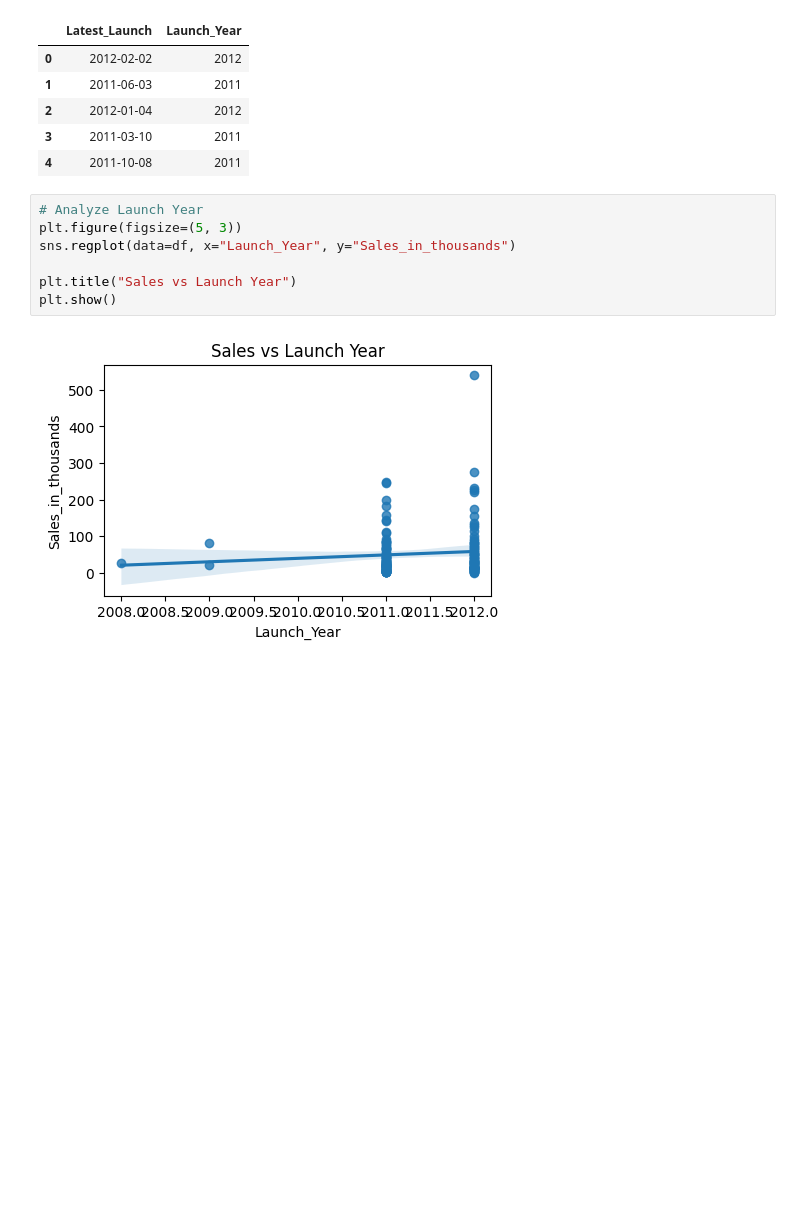
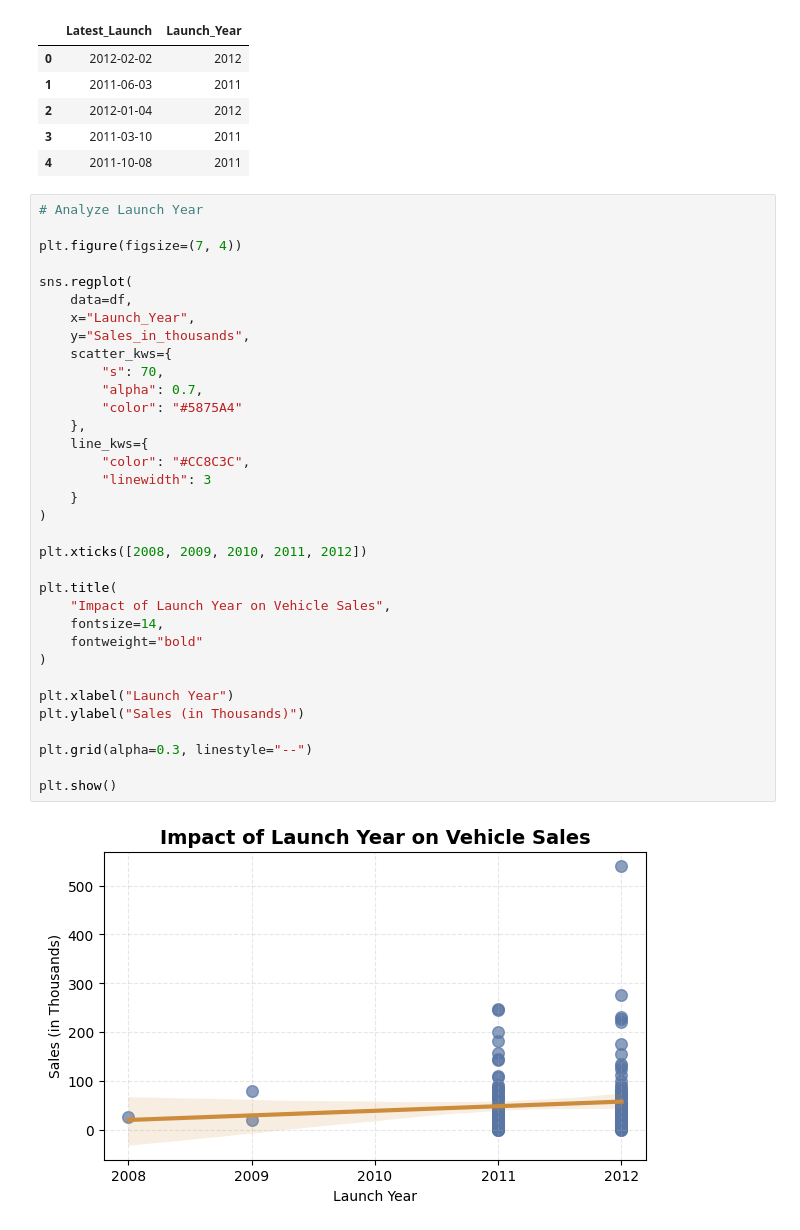
Before and after one commit to nnitika25-png/Car_sales, a Jupyter notebook: notebooks/04_Modeling_and_Insights.ipynb, the cells around one changed output. Saved outputs shown, nothing was run; the diff lists cells and outputs as text; blank space fills up the shorter version.

```diff
--- a/notebooks/04_Modeling_and_Insights.ipynb
+++ b/notebooks/04_Modeling_and_Insights.ipynb
@@ -58,13 +58,40 @@ df[["Latest_Launch", "Launch_Year"]].head()
 | 2 | 2012-01-04 | 2012 |
 | 3 | 2011-03-10 | 2011 |
 | 4 | 2011-10-08 | 2011 |
-# %%
-# Analyze Launch Year
-plt.figure(figsize=(5, 3))
-sns.regplot(data=df, x="Launch_Year", y="Sales_in_thousands")
-
-plt.title("Sales vs Launch Year")
-plt.show()
-# %% [output]
-[figure, removed]
+# %%
+# Analyze Launch Year
+
+plt.figure(figsize=(7, 4))
+
+sns.regplot(
+    data=df,
+    x="Launch_Year",
+    y="Sales_in_thousands",
+    scatter_kws={
+        "s": 70,
+        "alpha": 0.7,
+        "color": "#5875A4"
+    },
+    line_kws={
+        "color": "#CC8C3C",
+        "linewidth": 3
+    }
+)
+
+plt.xticks([2008, 2009, 2010, 2011, 2012])
+
+plt.title(
+    "Impact of Launch Year on Vehicle Sales",
+    fontsize=14,
+    fontweight="bold"
+)
+
+plt.xlabel("Launch Year")
+plt.ylabel("Sales (in Thousands)")
+
+plt.grid(alpha=0.3, linestyle="--")
+
+plt.show()
+# %% [output]
+[figure, added]
 # %% [markdown]
```
Also changed, not shown: parts of 13 cells of this notebook, 2 other files.
